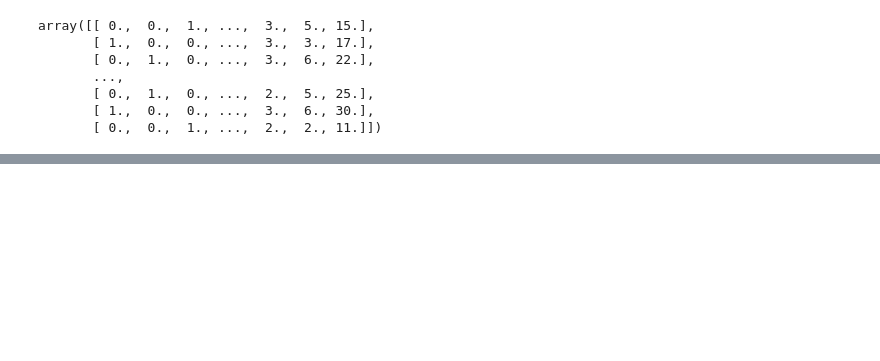
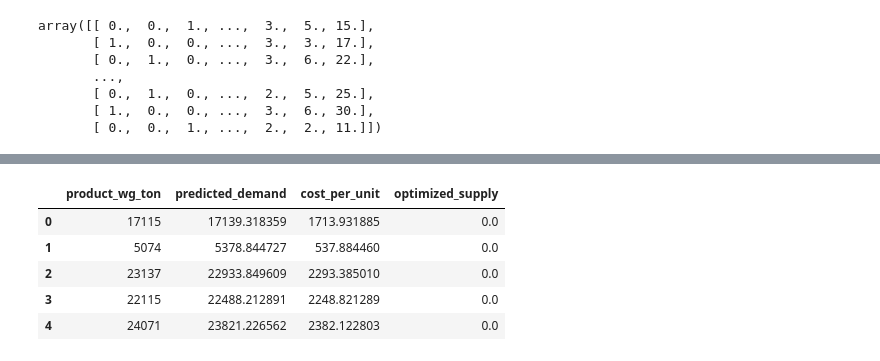
Before and after one commit to stoicsapien1/Summer-Intern-ISI, a Jupyter notebook: Supply Chain.ipynb, the cells around one changed output, grey strips where cells are left out. Cells and saved outputs as stored; diff of their text form; code cells hidden in the pictures; blank space fills up the shorter version.

```diff
--- a/Supply Chain.ipynb
+++ b/Supply Chain.ipynb
@@ -711,0 +846,30 @@ cost_per_unit = df['predicted_demand'] * 0.1
+# %%
+df["cost_per_unit"] = df["predicted_demand"] * 0.1
+
+df.head()
+from scipy.optimize import linprog
+
+# Define the objective function (minimize total cost)
+c = df['cost_per_unit'].values
+
+# Define the constraints
+A_eq = df['predicted_demand'].values.reshape(1, -1)
+b_eq = [df['product_wg_ton'].sum()]
+
+# Bounds for the decision variables (supply >= 0)
+bounds = [(0, None)] * len(df)
+
+# Solve the linear programming problem
+result = linprog(c, A_eq=A_eq, b_eq=b_eq, bounds=bounds, method='highs')
+
+# Extract the optimized supply
+df['optimized_supply'] = result.x
+
+df[['product_wg_ton', 'predicted_demand', 'cost_per_unit', 'optimized_supply']].head()
+# %% [output]
+|  | product_wg_ton | predicted_demand | cost_per_unit | optimized_supply |
+| 0 | 17115 | 17139.318359 | 1713.931885 | 0.0 |
+| 1 | 5074 | 5378.844727 | 537.884460 | 0.0 |
+| 2 | 23137 | 22933.849609 | 2293.385010 | 0.0 |
+| 3 | 22115 | 22488.212891 | 2248.821289 | 0.0 |
+| 4 | 24071 | 23821.226562 | 2382.122803 | 0.0 |
```
Also changed, not shown: parts of 28 cells of this notebook.
